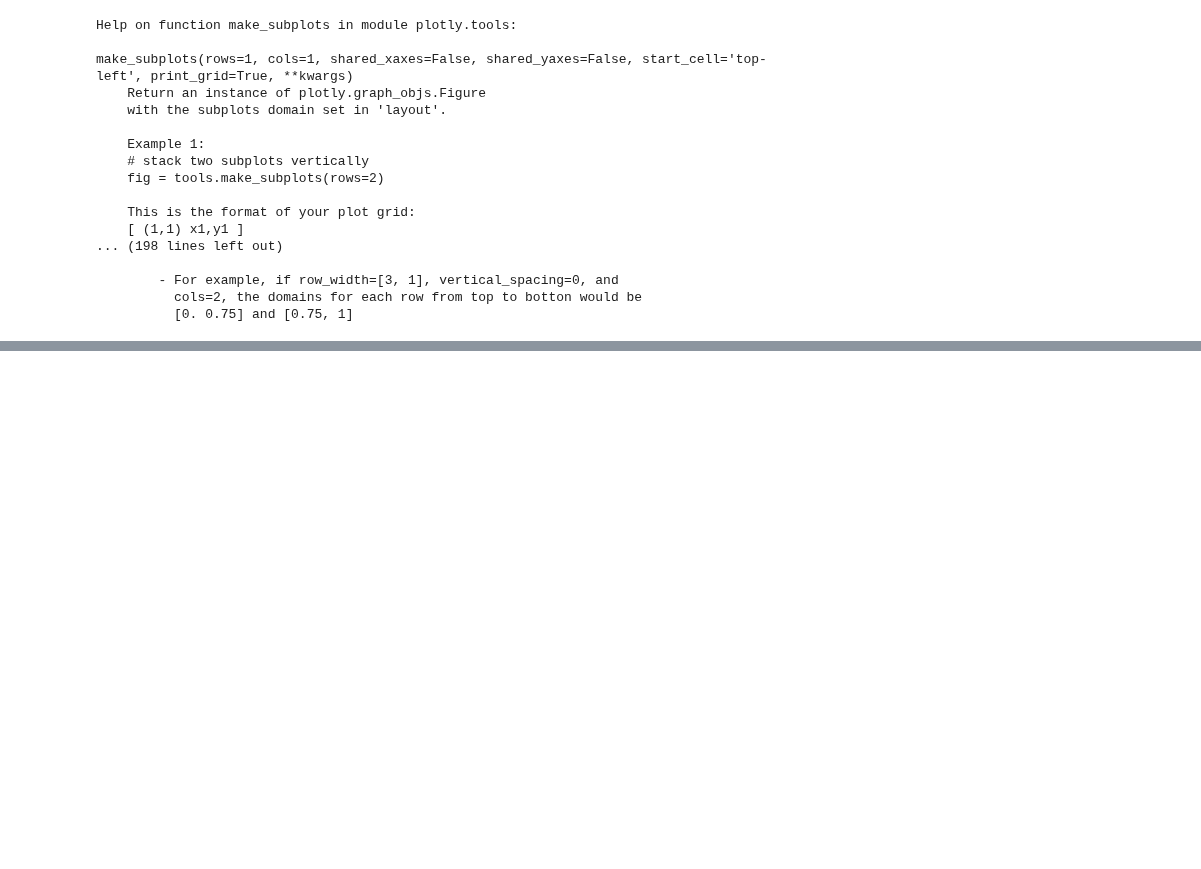
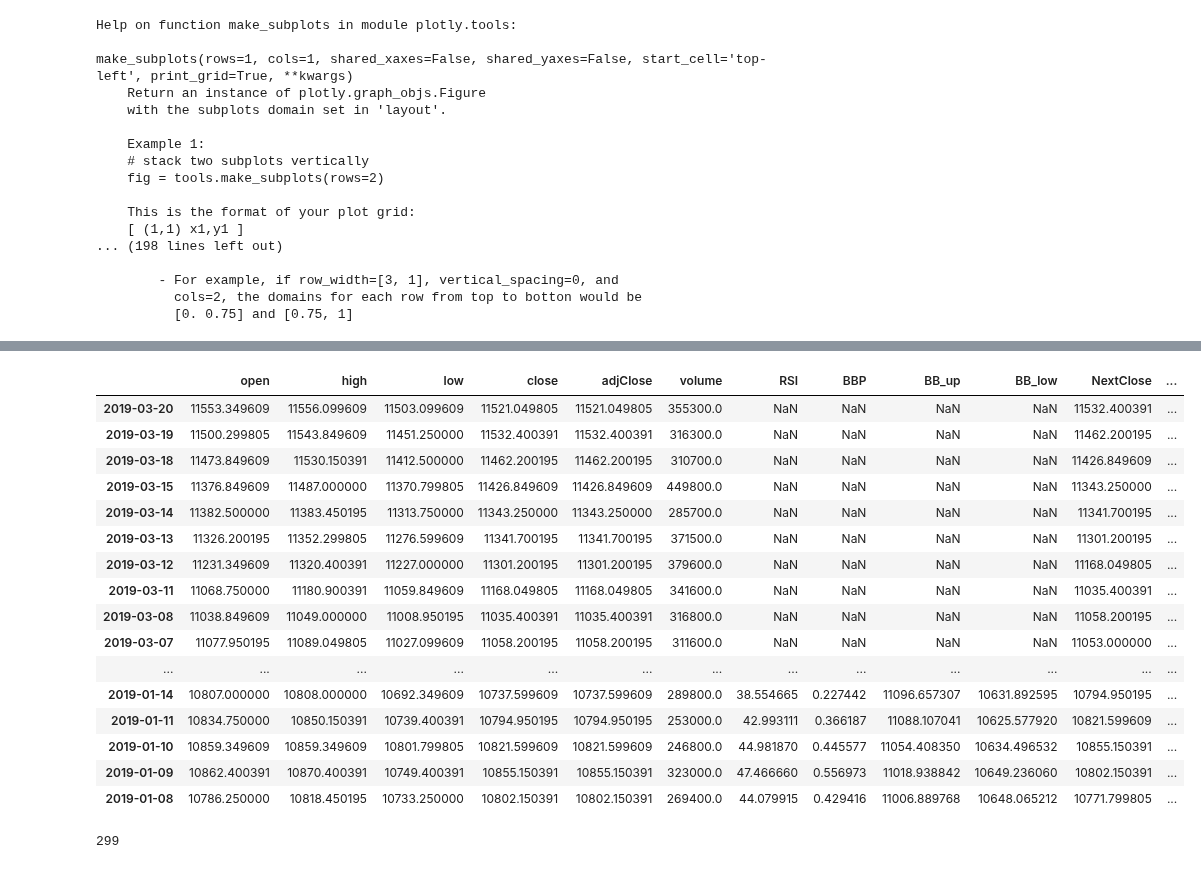
Before and after one commit to suhansaha/freedom, a Jupyter notebook: MACD_plotly.ipynb, the cells around one changed output, grey strips where cells are left out. Saved outputs shown, nothing was run; the diff lists cells and outputs as text; code cells hidden in the pictures; blank space fills up the shorter version.

```diff
--- a/MACD_plotly.ipynb
+++ b/MACD_plotly.ipynb
@@ -20,7 +20,7 @@ max_holding = 100
 
 source = "CSV"
 
-symbol = 'NSE/INFY'
+symbol = 'NSE/TCS'
 # %%
 if source == "CSV":
     df = pd.read_csv("nse_50.csv")
@@ -185,0 +190,20 @@ print(price.loc["2018-9-3"]["Last"]
+# %%
+price.head(50)
+# %% [output]
+|  | open | high | low | close | adjClose | volume | RSI | BBP | BB_up | BB_low | NextClose | ... |
+| 2019-03-20 | 11553.349609 | 11556.099609 | 11503.099609 | 11521.049805 | 11521.049805 | 355300.0 | NaN | NaN | NaN | NaN | 11532.400391 | ... |
+| 2019-03-19 | 11500.299805 | 11543.849609 | 11451.250000 | 11532.400391 | 11532.400391 | 316300.0 | NaN | NaN | NaN | NaN | 11462.200195 | ... |
+| 2019-03-18 | 11473.849609 | 11530.150391 | 11412.500000 | 11462.200195 | 11462.200195 | 310700.0 | NaN | NaN | NaN | NaN | 11426.849609 | ... |
+| 2019-03-15 | 11376.849609 | 11487.000000 | 11370.799805 | 11426.849609 | 11426.849609 | 449800.0 | NaN | NaN | NaN | NaN | 11343.250000 | ... |
+| 2019-03-14 | 11382.500000 | 11383.450195 | 11313.750000 | 11343.250000 | 11343.250000 | 285700.0 | NaN | NaN | NaN | NaN | 11341.700195 | ... |
+| 2019-03-13 | 11326.200195 | 11352.299805 | 11276.599609 | 11341.700195 | 11341.700195 | 371500.0 | NaN | NaN | NaN | NaN | 11301.200195 | ... |
+| 2019-03-12 | 11231.349609 | 11320.400391 | 11227.000000 | 11301.200195 | 11301.200195 | 379600.0 | NaN | NaN | NaN | NaN | 11168.049805 | ... |
+| 2019-03-11 | 11068.750000 | 11180.900391 | 11059.849609 | 11168.049805 | 11168.049805 | 341600.0 | NaN | NaN | NaN | NaN | 11035.400391 | ... |
+| 2019-03-08 | 11038.849609 | 11049.000000 | 11008.950195 | 11035.400391 | 11035.400391 | 316800.0 | NaN | NaN | NaN | NaN | 11058.200195 | ... |
+| 2019-03-07 | 11077.950195 | 11089.049805 | 11027.099609 | 11058.200195 | 11058.200195 | 311600.0 | NaN | NaN | NaN | NaN | 11053.000000 | ... |
+| ... | ... | ... | ... | ... | ... | ... | ... | ... | ... | ... | ... | ... |
+| 2019-01-14 | 10807.000000 | 10808.000000 | 10692.349609 | 10737.599609 | 10737.599609 | 289800.0 | 38.554665 | 0.227442 | 11096.657307 | 10631.892595 | 10794.950195 | ... |
+| 2019-01-11 | 10834.750000 | 10850.150391 | 10739.400391 | 10794.950195 | 10794.950195 | 253000.0 | 42.993111 | 0.366187 | 11088.107041 | 10625.577920 | 10821.599609 | ... |
+| 2019-01-10 | 10859.349609 | 10859.349609 | 10801.799805 | 10821.599609 | 10821.599609 | 246800.0 | 44.981870 | 0.445577 | 11054.408350 | 10634.496532 | 10855.150391 | ... |
+| 2019-01-09 | 10862.400391 | 10870.400391 | 10749.400391 | 10855.150391 | 10855.150391 | 323000.0 | 47.466660 | 0.556973 | 11018.938842 | 10649.236060 | 10802.150391 | ... |
+| 2019-01-08 | 10786.250000 | 10818.450195 | 10733.250000 | 10802.150391 | 10802.150391 | 269400.0 | 44.079915 | 0.429416 | 11006.889768 | 10648.065212 | 10771.799805 | ... |
@@ -185,0 +222,4 @@ print(price.loc["2018-9-3"]["Last"]
+# %%
+price.index.shape[0]
+# %% [output]
+299
```
Also changed, not shown: parts of 6 cells of this notebook.
